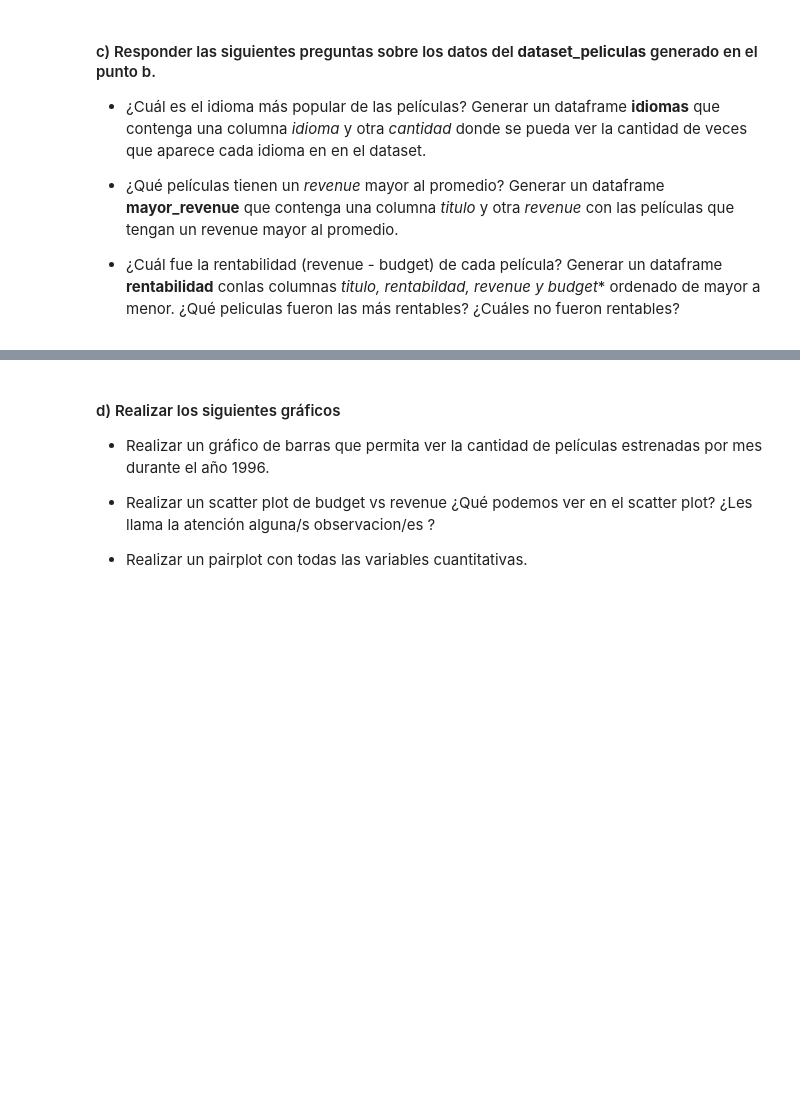
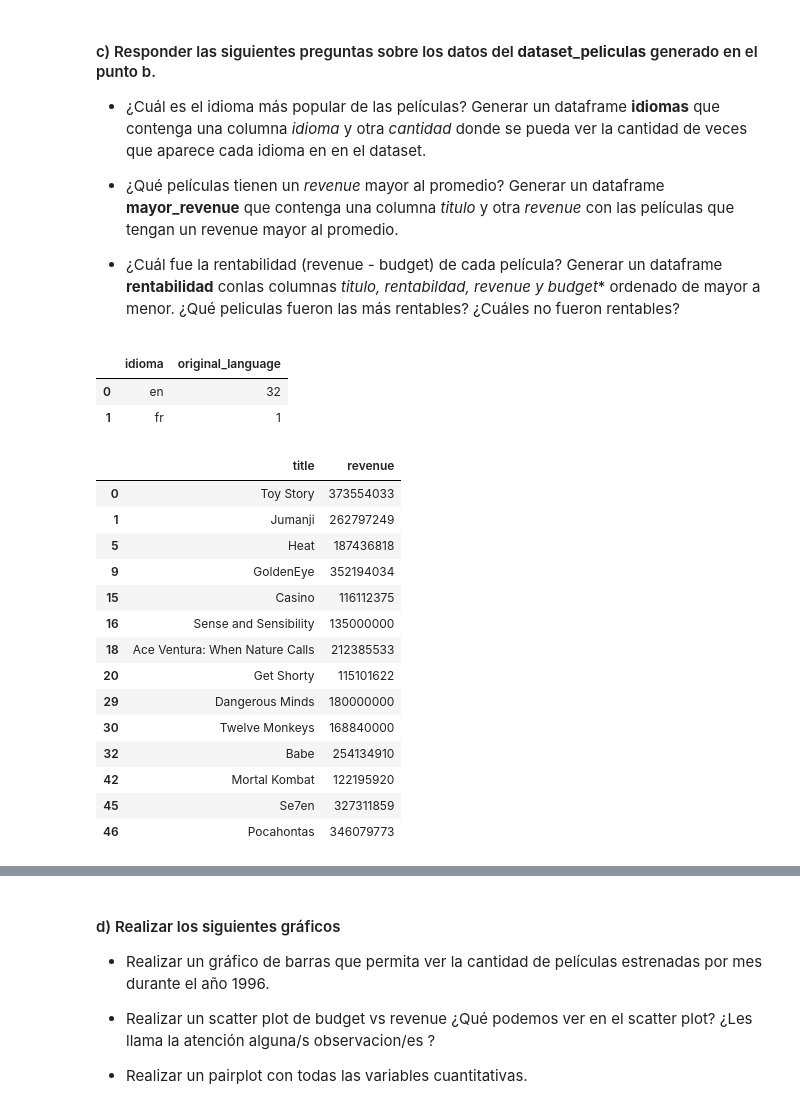
Before and after one commit to Fanusaez/Organizacion-de-Datos, a Jupyter notebook: Pandas/Pandas_ejercicios.ipynb, the cells around one changed output, grey strips where cells are left out. Drawn from its saved outputs; the diff is of its cells as text; code cells hidden in the pictures; blank space fills up the shorter version.

```diff
--- a/Pandas/Pandas_ejercicios.ipynb
+++ b/Pandas/Pandas_ejercicios.ipynb
@@ -188,3 +320,31 @@ Generar un dataframe **mayor_revenue** que contenga una columna *titulo* y otra
 Generar un dataframe **rentabilidad** conlas columnas *titulo, rentabildad, revenue y budget** ordenado de mayor a menor.
 ¿Qué peliculas fueron las más rentables?
 ¿Cuáles no fueron rentables?
+# %%
+idiomas = ds_peliculas["original_language"].value_counts().to_frame().reset_index().rename(columns={"index" : "idioma"})
+idiomas
+# %% [output]
+|  | idioma | original_language |
+| 0 | en | 32 |
+| 1 | fr | 1 |
+# %%
+promedio = ds_peliculas["revenue"].mean()
+ds_promedio = ds_peliculas[["title", "revenue"]]
+ds_promedio = ds_promedio[ds_promedio["revenue"] > promedio]
+ds_promedio
+# %% [output]
+|  | title | revenue |
+| 0 | Toy Story | 373554033 |
+| 1 | Jumanji | 262797249 |
+| 5 | Heat | 187436818 |
+| 9 | GoldenEye | 352194034 |
+| 15 | Casino | 116112375 |
+| 16 | Sense and Sensibility | 135000000 |
+| 18 | Ace Ventura: When Nature Calls | 212385533 |
+| 20 | Get Shorty | 115101622 |
+| 29 | Dangerous Minds | 180000000 |
+| 30 | Twelve Monkeys | 168840000 |
+| 32 | Babe | 254134910 |
+| 42 | Mortal Kombat | 122195920 |
+| 45 | Se7en | 327311859 |
+| 46 | Pocahontas | 346079773 |
```
Also changed, not shown: parts of 22 cells of this notebook.
